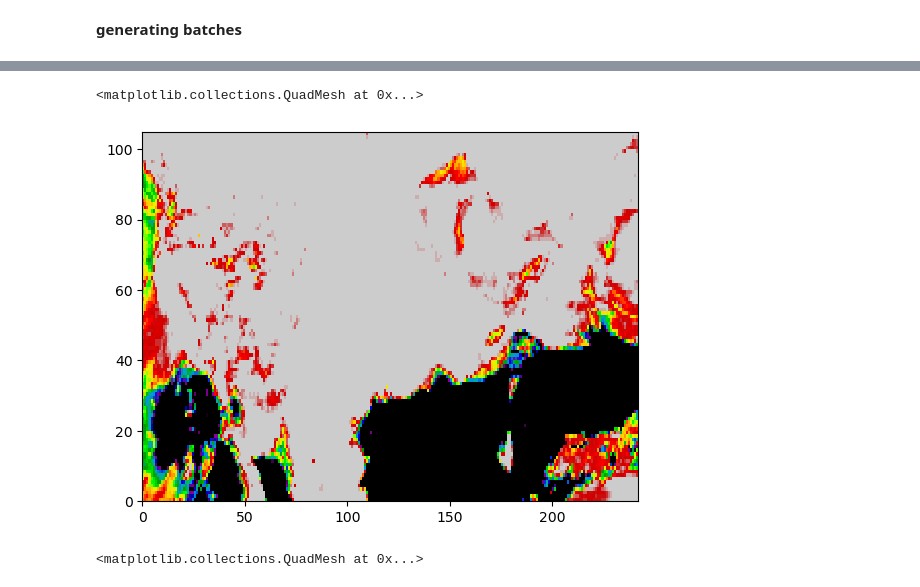
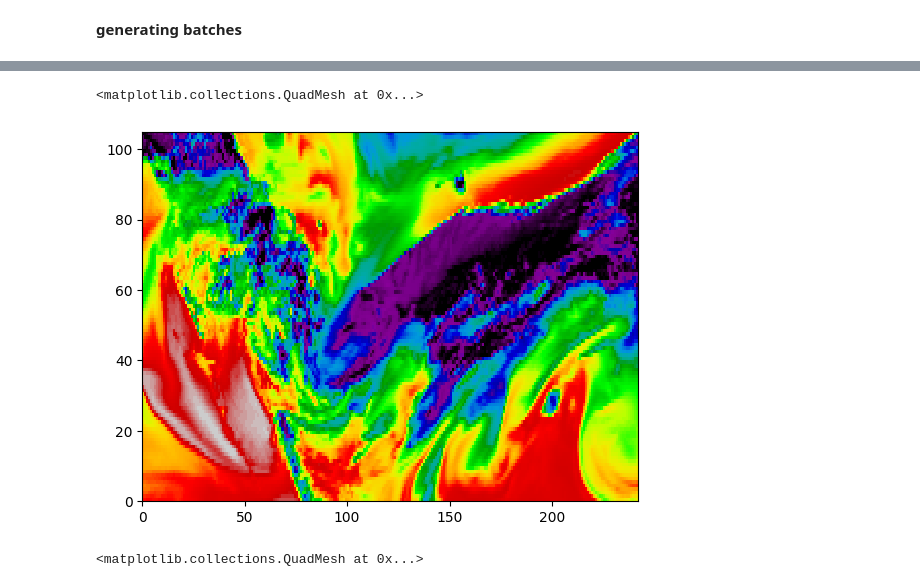
Before and after one commit to yingkaisha/MRMS_diffusion_bridge, a Jupyter notebook: DATA03_Batch_Gen_GFS.ipynb, the cells around one changed output, grey strips where cells are left out. Drawn from its saved outputs; the diff is of its cells as text; code cells hidden in the pictures.

```diff
--- a/DATA03_Batch_Gen_GFS.ipynb
+++ b/DATA03_Batch_Gen_GFS.ipynb
@@ -74,3 +59,7 @@ y_gfs = 242
+# %%
+size = 128
+gap = 24
+grid_shape = (x_mrms, y_mrms)
 # %%
 data = np.empty((1, x_mrms, y_mrms, 10))
 gfs = np.empty((1, x_gfs, y_gfs, 8))
@@ -171,19 +202,19 @@ np.max(elev_01)
 # %%
-lead = LEADs[0]
-ini = INIs[0]
+lead = 36 #LEADs[-1]
+ini = INIs[3]
 
 with h5py.File(name_gfs.format(year, ini, lead), 'r') as h5io:
     CAPE = h5io['CAPE'][...]
     PWAT = h5io['PWAT'][...]
     T800 = h5io['T800'][...]
     U800 = h5io['U800'][...]
     V800 = h5io['V800'][...]
     RH800 = h5io['RH800'][...]
 
-plt.pcolormesh(CAPE[-1, ...], vmin=0, vmax=100, cmap=plt.cm.nipy_spectral_r)
+plt.pcolormesh(RH800[-1, ...], cmap=plt.cm.nipy_spectral_r)
 # %% [output]
 <matplotlib.collections.QuadMesh at 0x...>
-[figure, old version]
+[figure, new version]
 # %%
 # %% [output]
 <matplotlib.collections.QuadMesh at 0x...>
```
Also changed, not shown: parts of 13 cells of this notebook, 2 other files.
